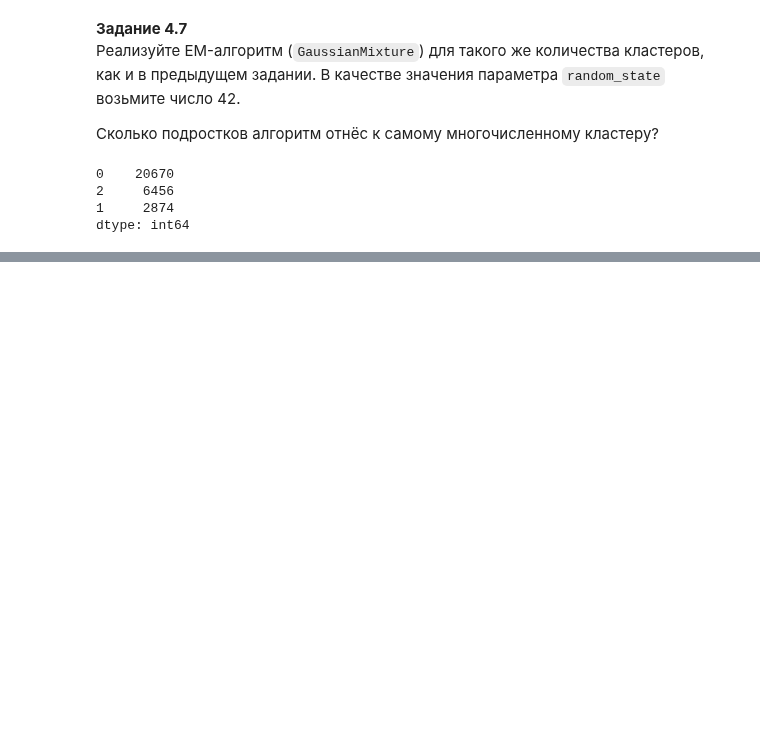
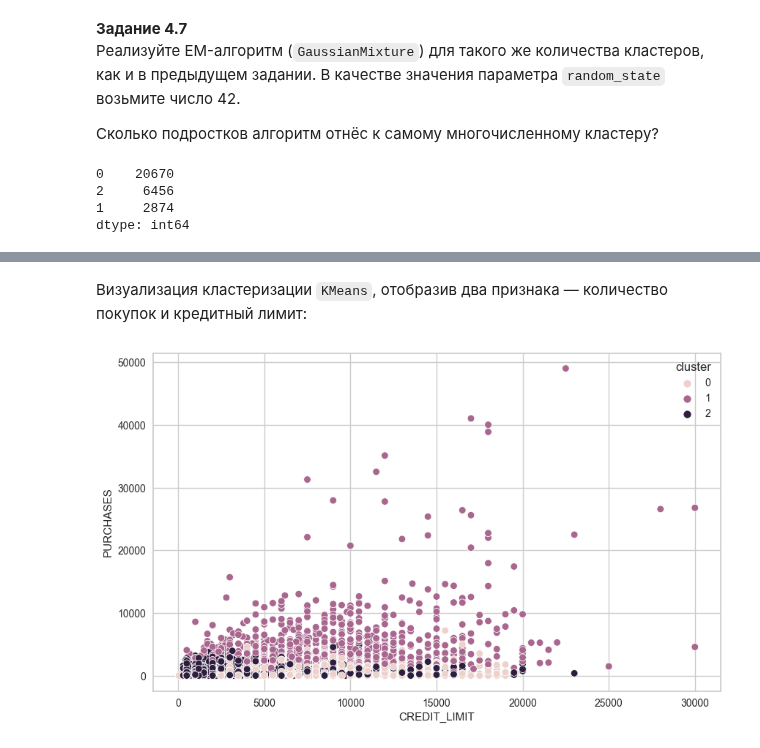
Before and after one commit to ScReameer/DS-learning, a Jupyter notebook: Math/Block-6/Module-10. Clustering and dimension reduction/Practice.ipynb, the cells around one changed output, grey strips where cells are left out. Cells and saved outputs as stored; diff of their text form; code cells hidden in the pictures; blank space fills up the shorter version.

```diff
--- a/Math/Block-6/Module-10. Clustering and dimension reduction/Practice.ipynb
+++ b/Math/Block-6/Module-10. Clustering and dimension reduction/Practice.ipynb
@@ -162,0 +350,11 @@ dtype: int64
+# %% [markdown]
+Визуализация кластеризации `KMeans`, отобразив два признака — количество покупок и кредитный лимит:
+# %%
+kmeans = KMeans(n_clusters=3, random_state=42, n_init=10)
+kmeans.fit(data_scaled)
+data['cluster'] = kmeans.labels_
+plt.figure(figsize=(10,6))
+sns.scatterplot(data=data, x='CREDIT_LIMIT', y='PURCHASES', hue='cluster')
+plt.show();
+# %% [output]
+[figure, added]
```
Also changed, not shown: parts of 26 cells of this notebook, 1 other file.
